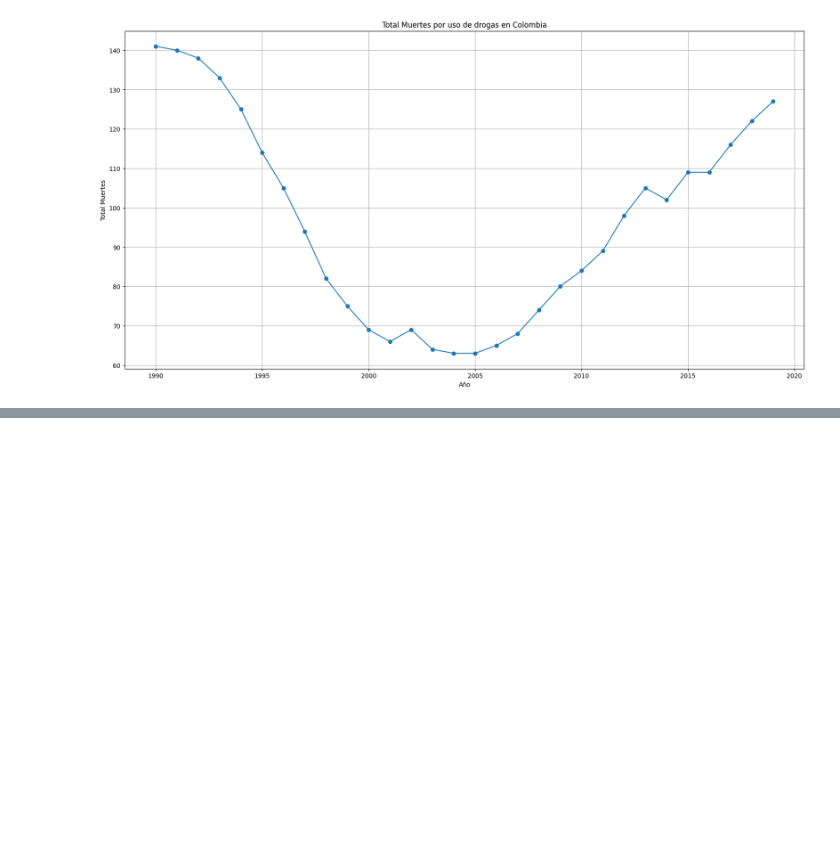
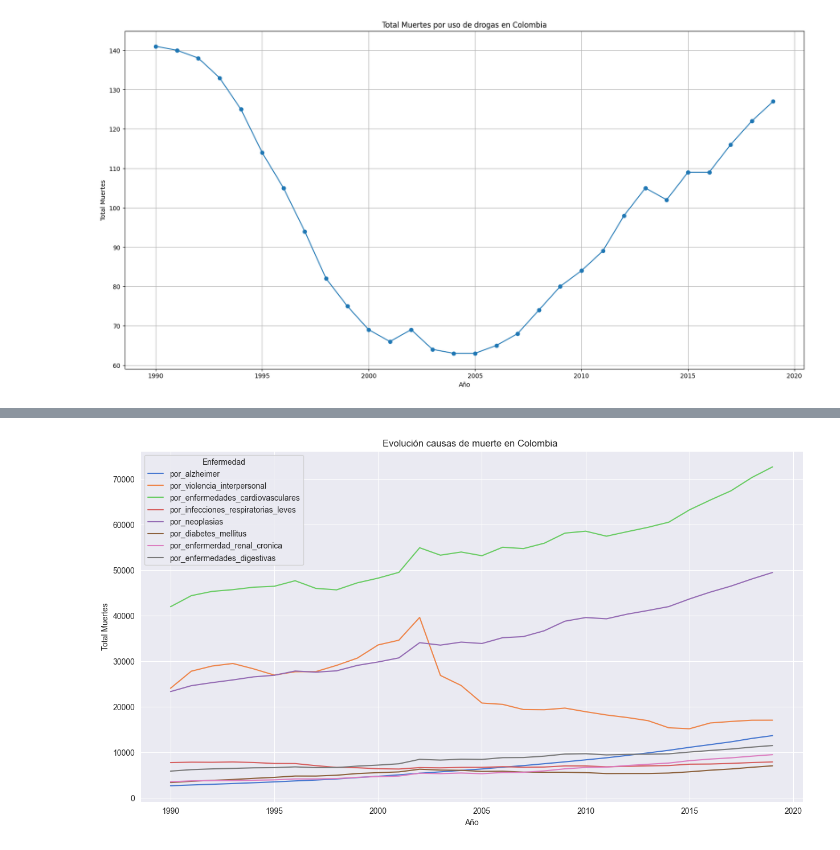
Before and after one commit to fredericksalazar/dataAnalyst_causas_de_muerte, a Jupyter notebook: data_analyst_causas_muerte.ipynb, the cells around one changed output, grey strips where cells are left out. Saved outputs shown, nothing was run; the diff lists cells and outputs as text; code cells hidden in the pictures; blank space fills up the shorter version.

```diff
--- a/data_analyst_causas_muerte.ipynb
+++ b/data_analyst_causas_muerte.ipynb
@@ -497,0 +629,12 @@ plt.plot(df_muertes_drogas_x_sa[df_muertes_drogas_x_sa['pais'] == 'Colombia']['a
+# %%
+df = df_muertes_colombia[df_muertes_colombia['Enfermedad'].isin(['por_enfermedades_cardiovasculares',
+                                                                 'por_neoplasias',
+                                                                 'por_enfermedades_respiratorias_cronicas',
+                                                                 'por_violencia_interpersonal',
+                                                                 'por_alzheimer',
+                                                                 'por_diabetes_mellitus',
+                                                                 'por_enfermedades_digestivas',
+                                                                 'por_enfermerdad_renal_cronica',
+                                                                 'por_infecciones_respiratorias_leves'])]
+
+df
@@ -497,0 +655,17 @@ plt.plot(df_muertes_drogas_x_sa[df_muertes_drogas_x_sa['pais'] == 'Colombia']['a
+# %%
+plt.figure(figsize=(15, 8))
+plt.title('Evolución causas de muerte en Colombia ')
+plt.xlabel('Año')
+plt.ylabel('Total Muertes')
+
+sns.set_style('darkgrid')
+sns.lineplot(x='año',
+             y='total_muertes',
+             hue='Enfermedad',
+             markers=["o"],
+             palette='muted',
+             data=df)
+
+plt.show()
+# %% [output]
+[figure, added]
```
Also changed, not shown: parts of 11 cells of this notebook.
